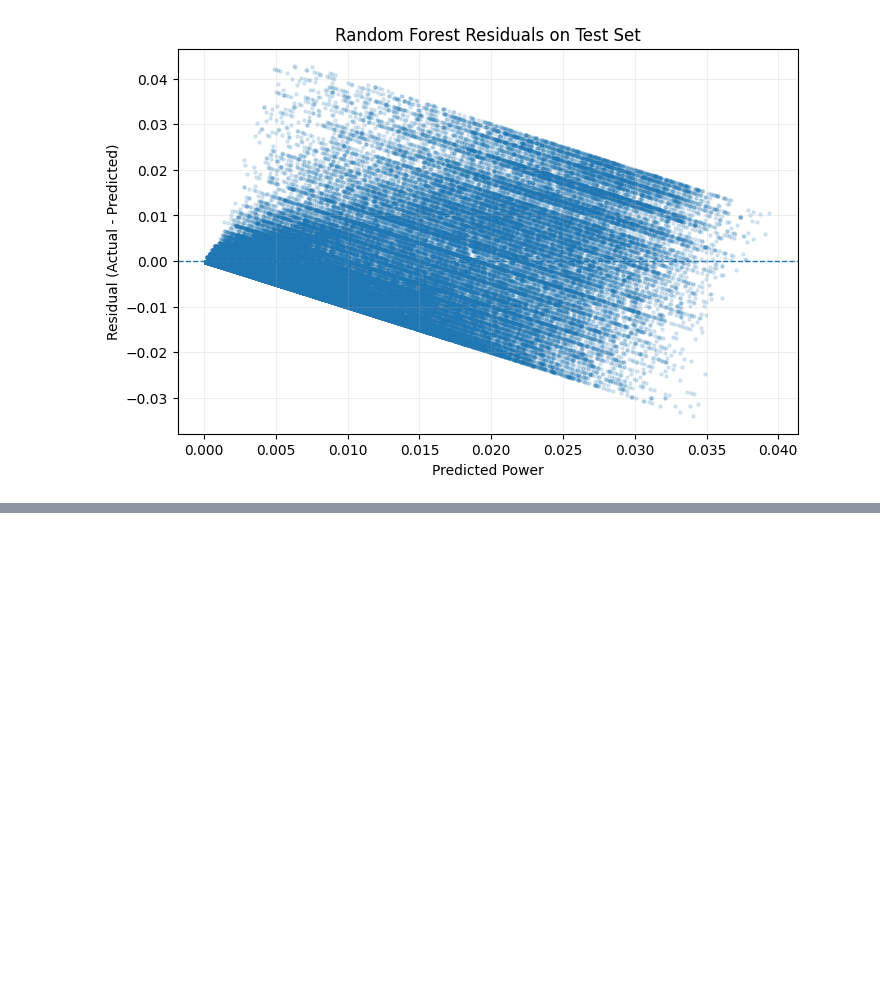
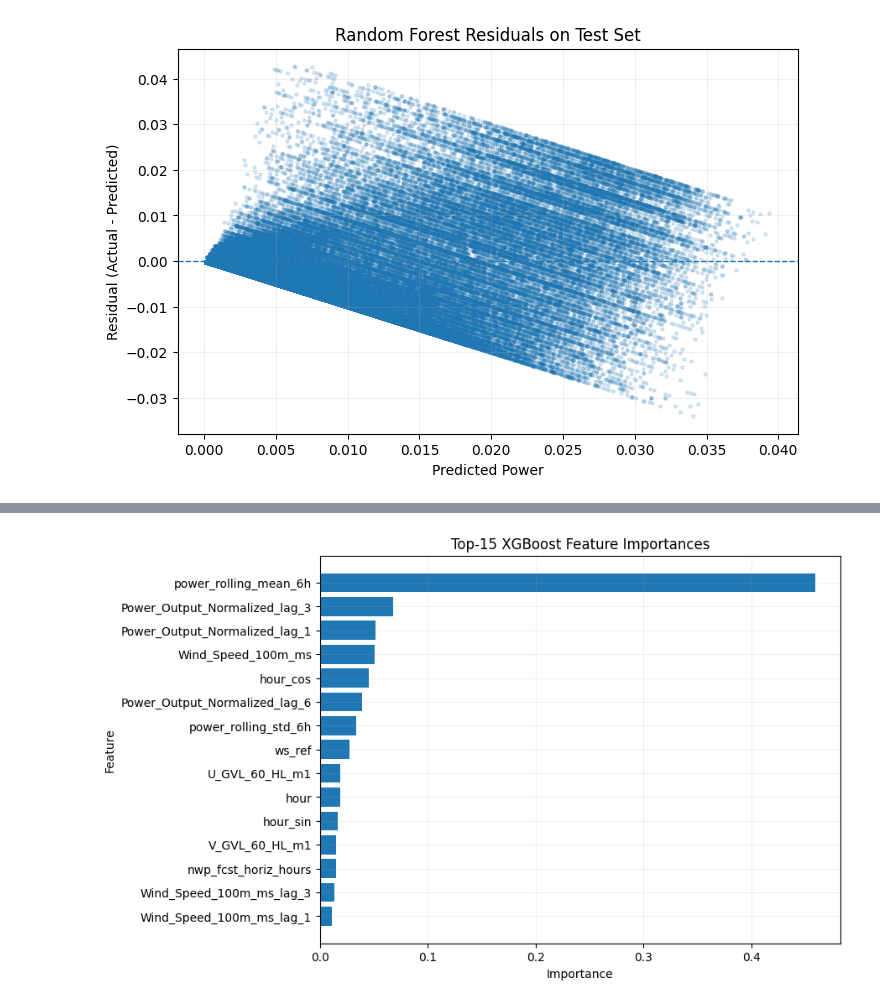
Before and after one commit to Dionysis33/WindPower_DigitalTwin, a Jupyter notebook: notebooks/07_advanced_baselines_and_importance.ipynb, the cells around one changed output, grey strips where cells are left out. Cells and saved outputs as stored; diff of their text form; code cells hidden in the pictures; blank space fills up the shorter version.

```diff
--- a/notebooks/07_advanced_baselines_and_importance.ipynb
+++ b/notebooks/07_advanced_baselines_and_importance.ipynb
@@ -493,0 +763,14 @@ plt.show()
+# %%
+# ---------------------------------------------------------------------
+# XGBOOST FEATURE IMPORTANCE
+# ---------------------------------------------------------------------
+# Το built-in feature importance του XGBoost δίνει ένα πρώτο,
+# γρήγορο interpretability view για τα πιο influential predictors.
+# ---------------------------------------------------------------------
+
+xgb_importance = pd.DataFrame({
+    "Feature": feature_cols,
+    "Importance": best_xgb.feature_importances_
+}).sort_values(by="Importance", ascending=False).reset_index(drop=True)
+
+display(xgb_importance.head(15))
@@ -493,0 +794,17 @@ plt.show()
+# %%
+# ---------------------------------------------------------------------
+# PLOT: Top-15 XGBoost feature importances
+# ---------------------------------------------------------------------
+
+top_k = 15
+top_importance = xgb_importance.head(top_k).sort_values(by="Importance", ascending=True)
+
+plt.figure(figsize=(8, 6))
+plt.barh(top_importance["Feature"], top_importance["Importance"])
+plt.xlabel("Importance")
+plt.ylabel("Feature")
+plt.title("Top-15 XGBoost Feature Importances")
+plt.grid(alpha=0.2)
+plt.show()
+# %% [output]
+[figure, added]
```
Also changed, not shown: parts of 10 cells of this notebook, 1 other file.
